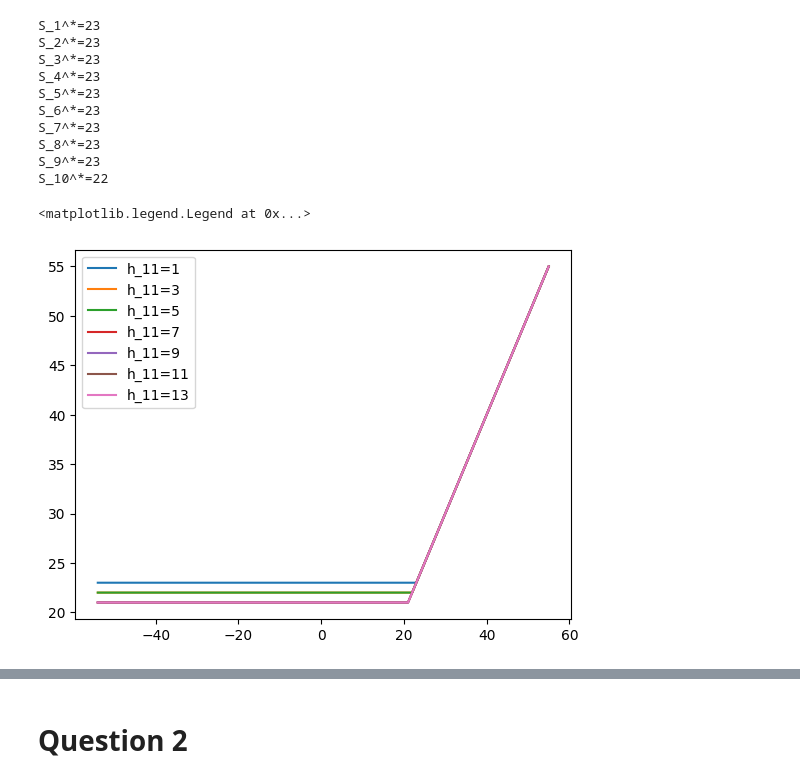
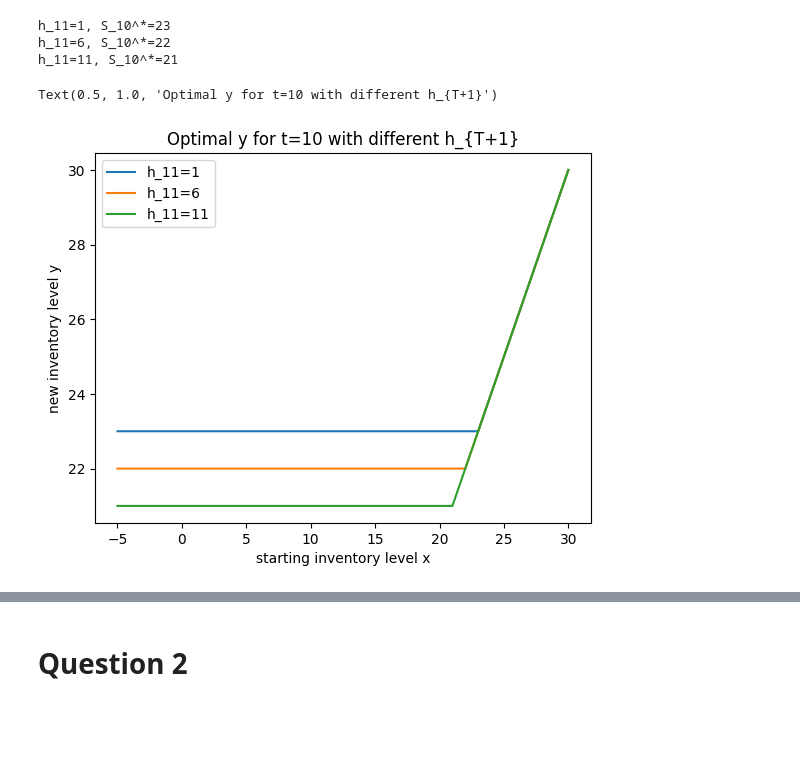
Before and after one commit to AlbinLind/Supply-Chain, a Jupyter notebook: week_3/homework3.ipynb, the cells around one changed output, grey strips where cells are left out. Drawn from its saved outputs; the diff is of its cells as text; code cells hidden in the pictures; blank space fills up the shorter version.

```diff
--- a/week_3/homework3.ipynb
+++ b/week_3/homework3.ipynb
@@ -22,4 +33,4 @@ n = 27
 
 binomial_pdf = {x: binom.pmf(x, n, p_hat) for x in range(n + 1)}
 
-x_range = np.array(range(-27 * 2, (27 + 1) * 2))
+x_range = np.array(range(-5, 31))
@@ -54,7 +138,7 @@ def get_dp(
             [
                 binomial_pdf[d]
                 * theta_t_plus_1.get(
-                    y - d, h * (y - d) * (y - d > 0) + p * (d - y) * (d - y > 0)
+                    y - d, 0#h * (y - d) * (y - d > 0) + p * (d - y) * (d - y > 0)
                 )
                 for d in range(0, n + 1)
             ]
@@ -64,7 +148,7 @@ def get_dp(
     for t in range(T, 0, -1):
         for x in x_range:
             min_list = [
-                K * (y - x > 0)
+                K * ((y - x) > 0)
                 + c * (y - x)
                 + g(y)
                 + gamma * E_D_minus(theta[t + 1], y)
@@ -98,25 +195,20 @@ S_10^*=23
 # %%
 # If h_{T+1} increases we will want to keep less stock in the end, as the penalty for overstocking is higher
 theta, y_t = get_dp(h_t_plus_t=2)
-for t in range(1, T + 1):
-    print(f"S_{t}^*={y_t[t][np.min(x_range)]}")
-for h_t_plus_1 in range(1, 15, 2):
+for h_t_plus_1 in range(1, 15, 5):
     theta, y_t = get_dp(h_t_plus_t=h_t_plus_1)
+    print(f"h_{T+1}={h_t_plus_1}, S_{T}^*={y_t[10][np.min(x_range)]}")
     plt.plot(x_range, [y_t[10][x] for x in x_range], label=f"h_{T+1}={h_t_plus_1}")
 plt.legend()
+plt.xlabel("starting inventory level x")
+plt.ylabel("new inventory level y")
+plt.title("Optimal y for t=10 with different h_{T+1}")
 # %% [output]
-S_1^*=23
-S_2^*=23
-S_3^*=23
-S_4^*=23
-S_5^*=23
-S_6^*=23
-S_7^*=23
-S_8^*=23
-S_9^*=23
-S_10^*=22
+h_11=1, S_10^*=23
+h_11=6, S_10^*=22
+h_11=11, S_10^*=21
-<matplotlib.legend.Legend at 0x...>
+Text(0.5, 1.0, 'Optimal y for t=10 with different h_{T+1}')
-[figure, old version]
+[figure, new version]
 # %%
 theta, y_t = get_dp(gamma=0.5)
 for t in range(1, T + 1):
```
Also changed, not shown: parts of 11 cells of this notebook.
